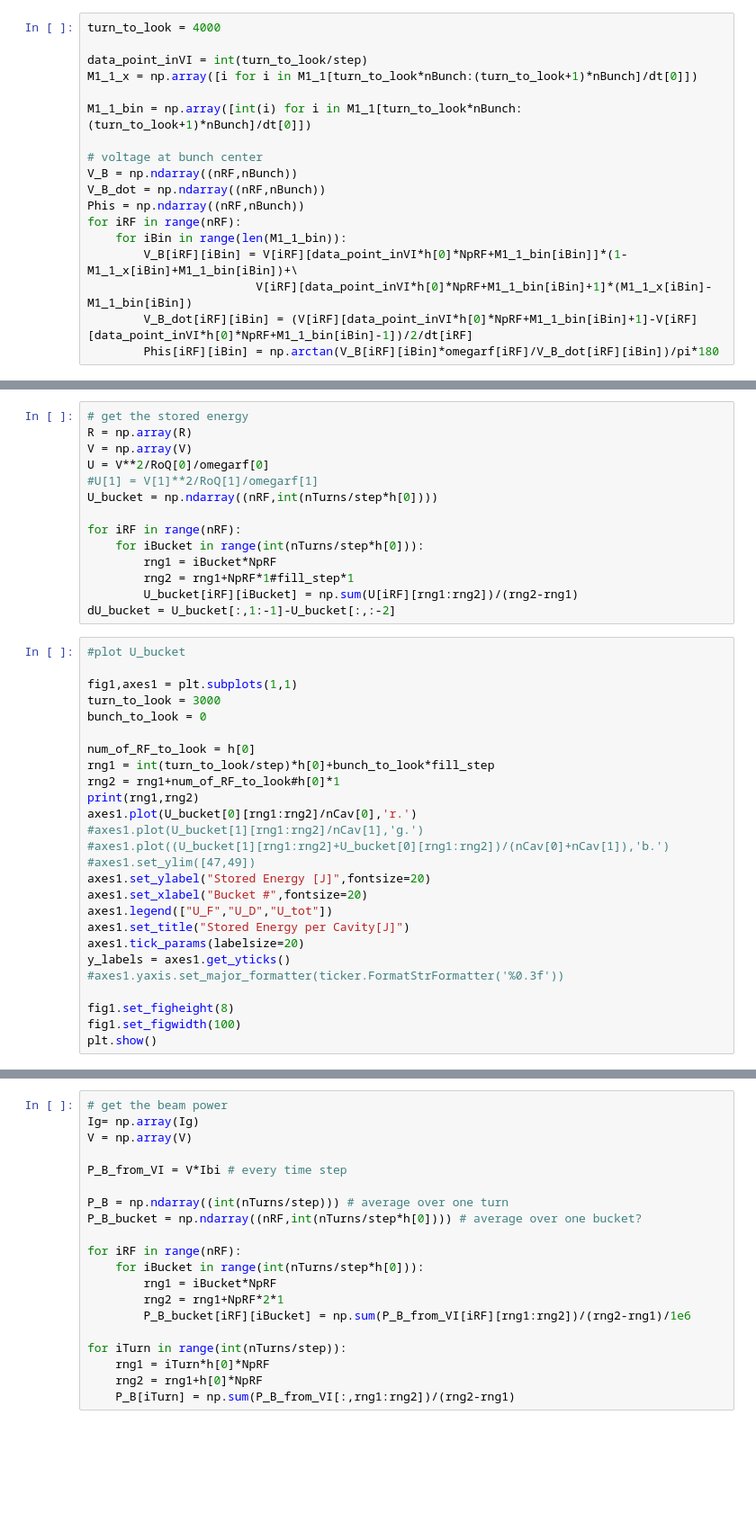
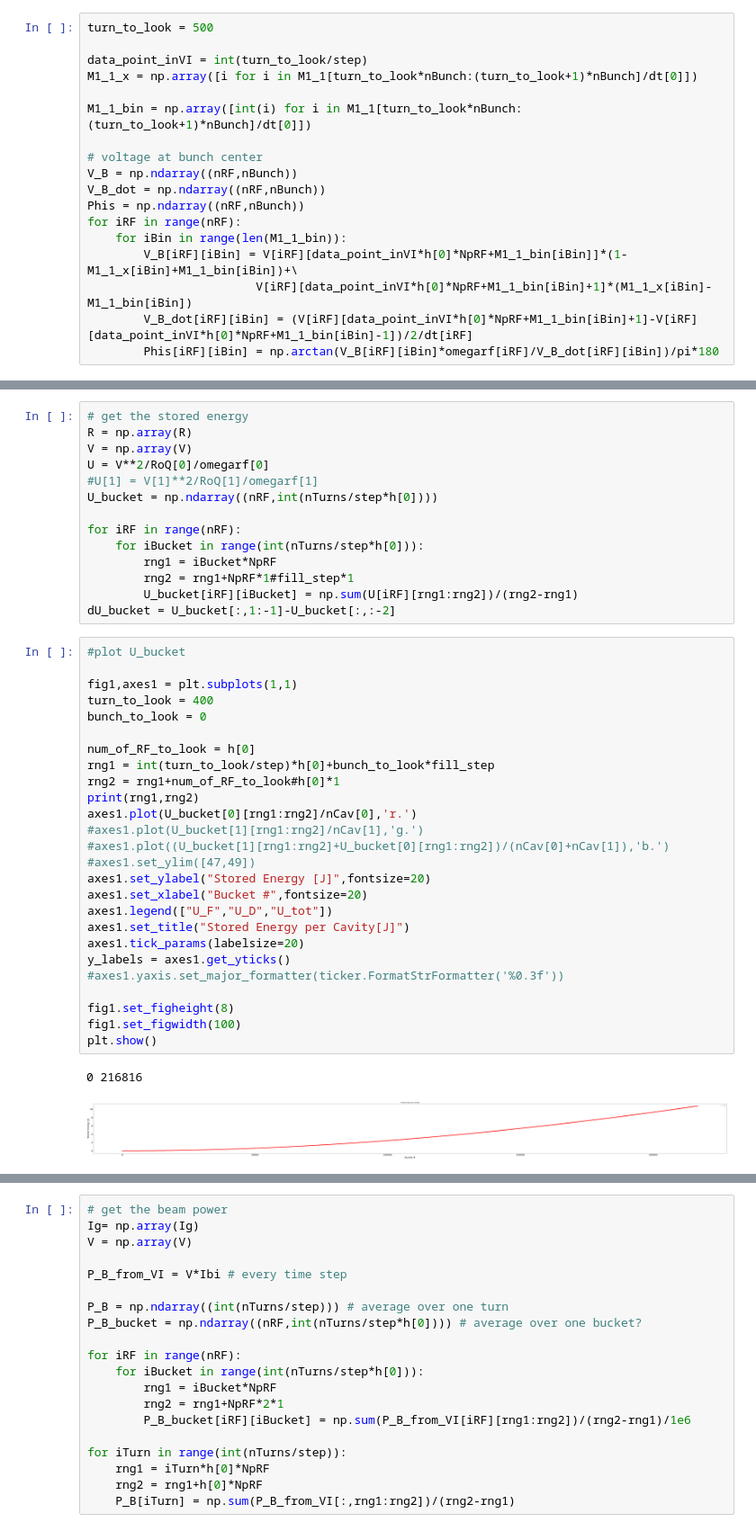
Before and after one commit to tianmux/APES, a Jupyter notebook: run_scripts/View_ver2.ipynb, the cells around one changed output, grey strips where cells are left out. Shown at 90% size. Cells and saved outputs as stored; diff of their text form; blank space fills up the shorter version.

```diff
--- a/run_scripts/View_ver2.ipynb
+++ b/run_scripts/View_ver2.ipynb
@@ -157,7 +152,7 @@ for i in range(nTurns):
         M1_1.append(M1_all[i*nBunch*2+j])
         M1_2.append(M1_all[i*nBunch*2+nBunch+j]-Gamma0)
 # %%
-turn_to_look = 4000
+turn_to_look = 500
 
 data_point_inVI = int(turn_to_look/step)
 M1_1_x = np.array([i for i in M1_1[turn_to_look*nBunch:(turn_to_look+1)*nBunch]/dt[0]])
@@ -203,29 +202,32 @@ dU_bucket = U_bucket[:,1:-1]-U_bucket[:,:-2]
 # %%
 #plot U_bucket
 
 fig1,axes1 = plt.subplots(1,1)
-turn_to_look = 3000
+turn_to_look = 400
 bunch_to_look = 0
 
 num_of_RF_to_look = h[0]
 rng1 = int(turn_to_look/step)*h[0]+bunch_to_look*fill_step
 rng2 = rng1+num_of_RF_to_look#h[0]*1
 print(rng1,rng2)
 axes1.plot(U_bucket[0][rng1:rng2]/nCav[0],'r.')
 #axes1.plot(U_bucket[1][rng1:rng2]/nCav[1],'g.')
 #axes1.plot((U_bucket[1][rng1:rng2]+U_bucket[0][rng1:rng2])/(nCav[0]+nCav[1]),'b.')
 #axes1.set_ylim([47,49])
 axes1.set_ylabel("Stored Energy [J]",fontsize=20)
 axes1.set_xlabel("Bucket #",fontsize=20)
 axes1.legend(["U_F","U_D","U_tot"])
 axes1.set_title("Stored Energy per Cavity[J]")
 axes1.tick_params(labelsize=20)
 y_labels = axes1.get_yticks()
 #axes1.yaxis.set_major_formatter(ticker.FormatStrFormatter('%0.3f'))
 
 fig1.set_figheight(8)
 fig1.set_figwidth(100)
 plt.show()
+# %% [output]
+0 216816
+[figure, added]
 # %%
 #plot dU_buchet
 
```
Also changed, not shown: parts of 26 cells of this notebook, 20 other files.
